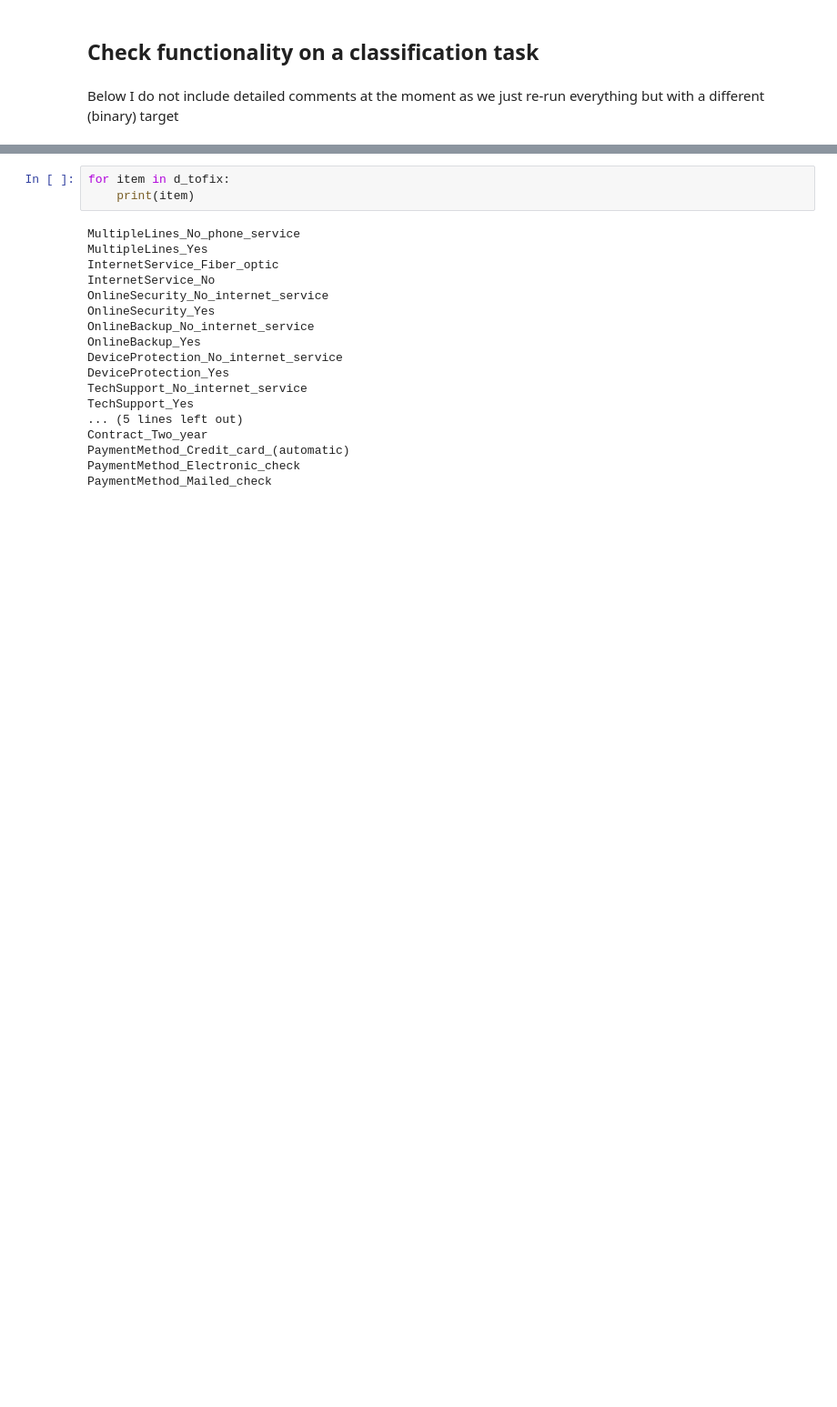
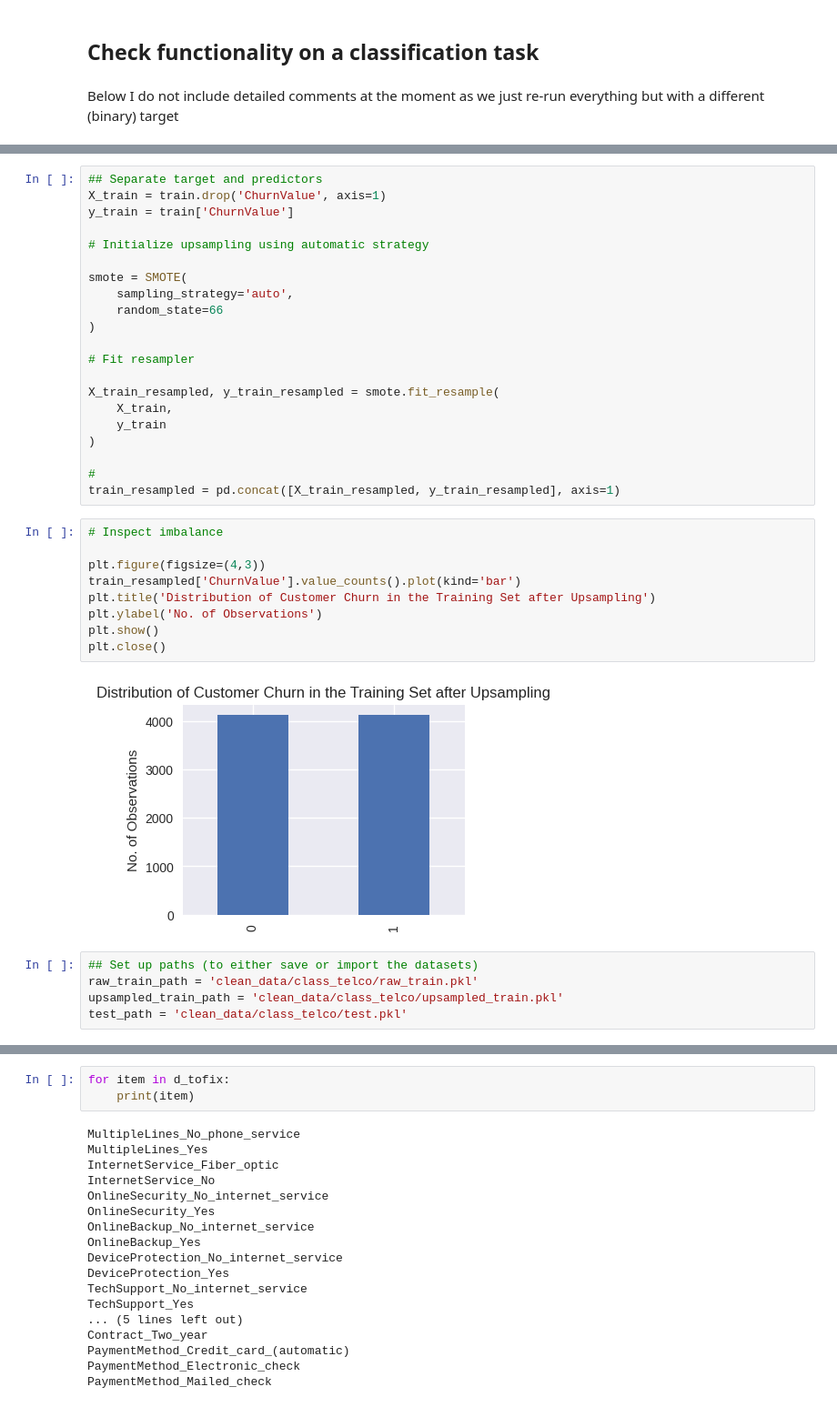
Before and after one commit to anasashb/aliceHU, a Jupyter notebook: customer_churn_test.ipynb, the cells around one changed output, grey strips where cells are left out. Shown: that part at 91% size. Cells and saved outputs as stored; diff of their text form; blank space fills up the shorter version.

```diff
--- a/customer_churn_test.ipynb
+++ b/customer_churn_test.ipynb
@@ -917,0 +947,37 @@ memory usage: 913.3 KB
+# %%
+## Separate target and predictors
+X_train = train.drop('ChurnValue', axis=1)
+y_train = train['ChurnValue']
+
+# Initialize upsampling using automatic strategy
+
+smote = SMOTE(
+    sampling_strategy='auto',
+    random_state=66
+)
+
+# Fit resampler
+
+X_train_resampled, y_train_resampled = smote.fit_resample(
+    X_train,
+    y_train
+)
+
+#
+train_resampled = pd.concat([X_train_resampled, y_train_resampled], axis=1)
+# %%
+# Inspect imbalance
+
+plt.figure(figsize=(4,3))
+train_resampled['ChurnValue'].value_counts().plot(kind='bar')
+plt.title('Distribution of Customer Churn in the Training Set after Upsampling')
+plt.ylabel('No. of Observations')
+plt.show()
+plt.close()
+# %% [output]
+[figure, added]
+# %%
+## Set up paths (to either save or import the datasets)
+raw_train_path = 'clean_data/class_telco/raw_train.pkl'
+upsampled_train_path = 'clean_data/class_telco/upsampled_train.pkl'
+test_path = 'clean_data/class_telco/test.pkl'
```
Also changed, not shown: parts of 39 cells of this notebook, 6 other files.
